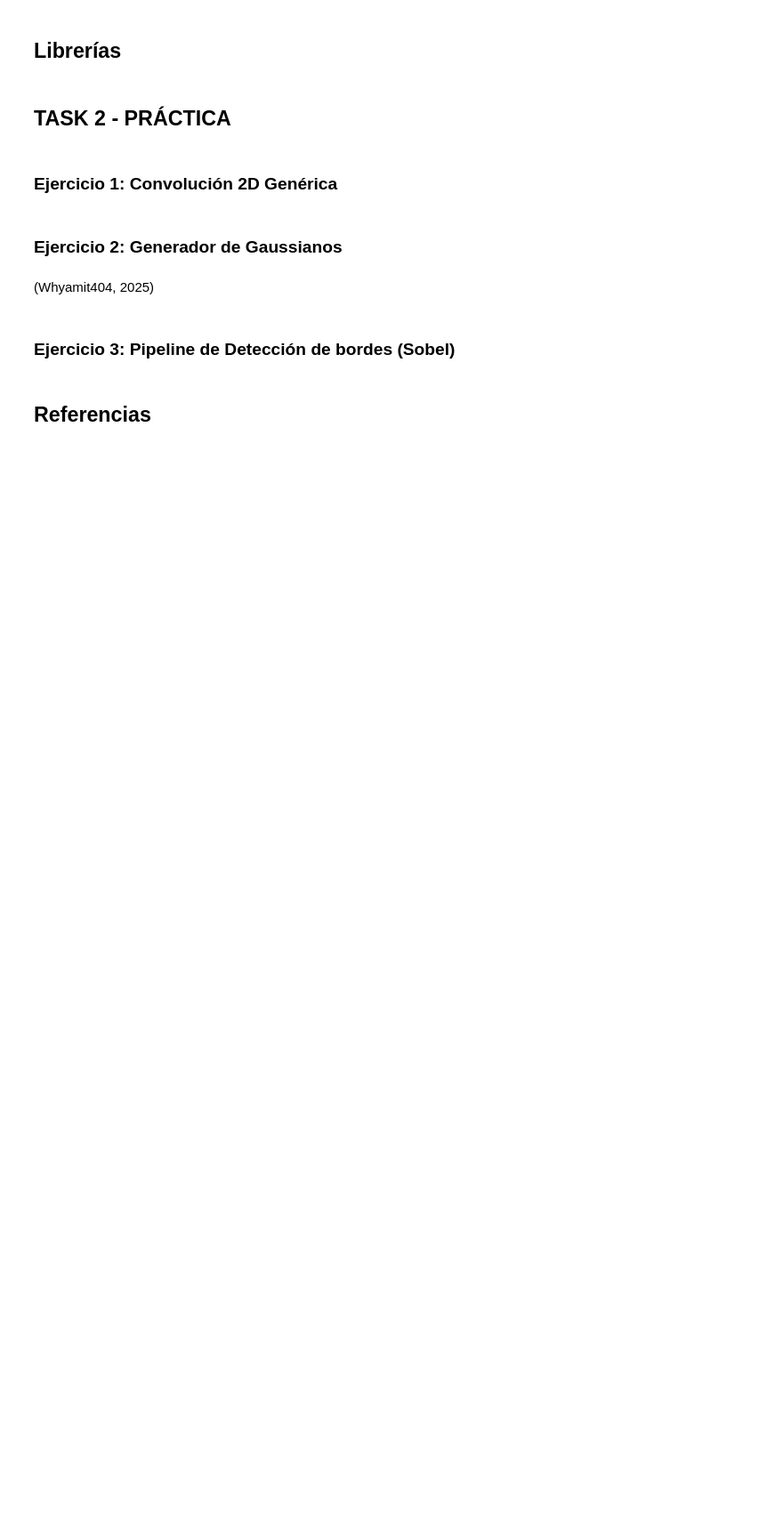
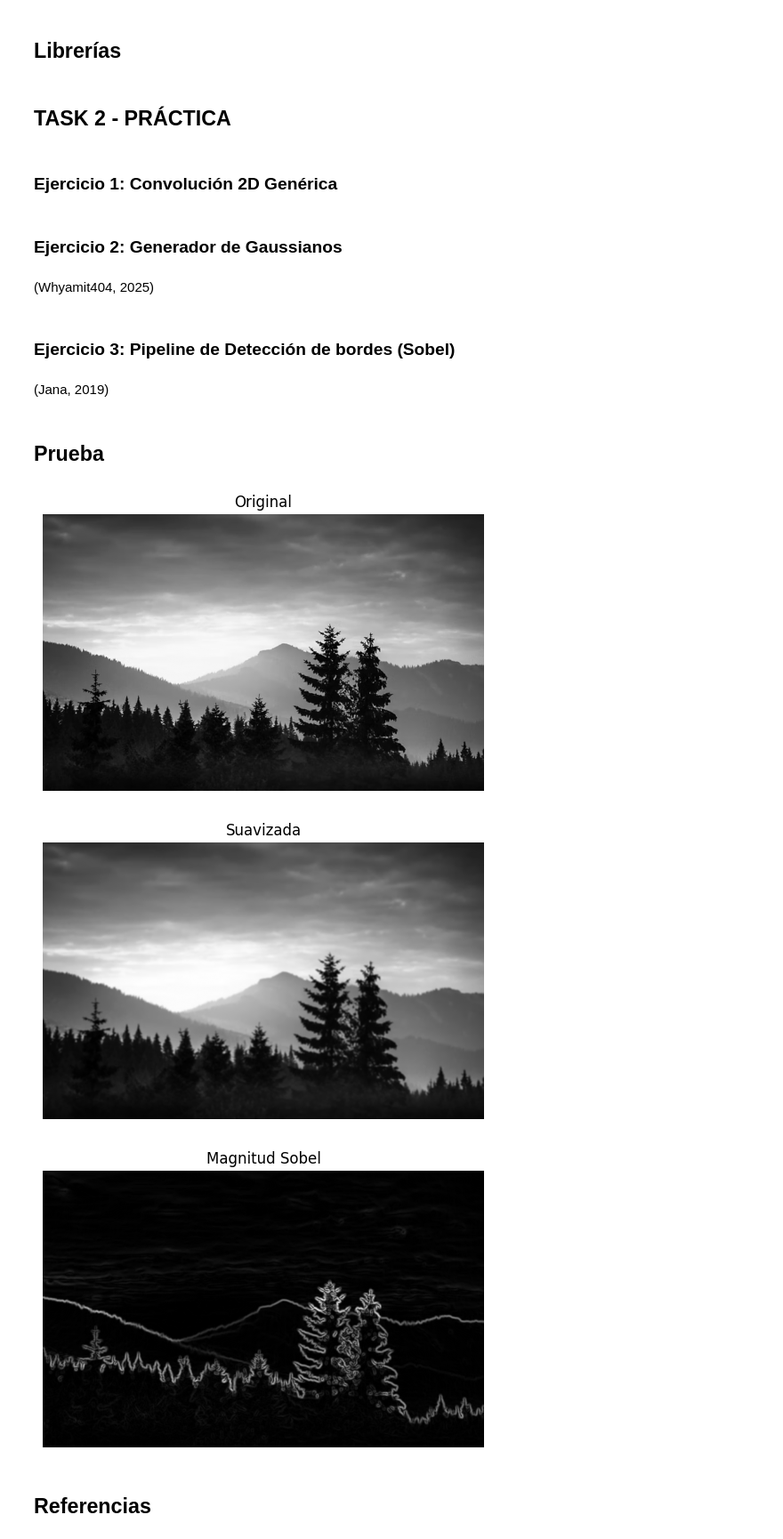
Before and after one commit to ArielaMishaanCohen/LAB1, a Jupyter notebook: LAB1.ipynb, the cells around one changed output. Shown at 89% size. Saved outputs shown, nothing was run; the diff lists cells and outputs as text; code cells hidden in the pictures; blank space fills up the shorter version.

```diff
--- a/LAB1.ipynb
+++ b/LAB1.ipynb
@@ -44,7 +46,7 @@ def mi_convolucion(imagen, kernel, padding_type='reflect'):
         raise ValueError("El kernel debe ser impar (3x3, 5x5...).")
 
     kh, kw = k.shape
-    pad_h, pad_w = kh in 2, kw in 2
+    pad_h, pad_w = kh // 2, kw // 2
 
     # Convolución real: flip del kernel
     k = np.flipud(np.fliplr(k))
@@ -90,3 +122,37 @@ def generar_gaussiano(tamanio, sigma, mu=0.0):
+# %% [markdown]
+(Jana, 2019)
+# %% [markdown]
+## Prueba
+# %%
+def pipeline_suavizar_y_sobel(imagen, tamanio=5, sigma=1.2):
+    # Kernel gaussiano
+    k = generar_gaussiano(tamanio, sigma)
+
+    # Suavizado con la convolución
+    suav = mi_convolucion(imagen, k, padding_type="reflect")
+
+    # Mantener rango válido para visualizar/guardar
+    suav_u8 = np.clip(suav, 0, 255).astype(np.uint8)
+
+    # Sobel
+    mag_u8, theta, gx, gy = detectar_bordes_sobel(suav_u8, suavizar=False)
+
+    return suav_u8, mag_u8, theta
+# %%
+img = cv2.imread("grises.png", cv2.IMREAD_GRAYSCALE)
+if img is None:
+    raise FileNotFoundError("No se puede leer grises.png. Revisar el nombre y la ruta.")
+
+suav, mag, theta = pipeline_suavizar_y_sobel(img, tamanio=5, sigma=1.2)
+
+plt.figure(); plt.title("Original"); plt.imshow(img, cmap="gray"); plt.axis("off")
+plt.figure(); plt.title("Suavizada"); plt.imshow(suav, cmap="gray"); plt.axis("off")
+plt.figure(); plt.title("Magnitud Sobel"); plt.imshow(mag, cmap="gray"); plt.axis("off")
+plt.show()
+# %% [output]
+[figure, added]
+[figure, added]
+[figure, added]
 # %% [markdown]
 ## Referencias
 # %% [markdown]
```
Also changed, not shown: parts of 3 cells of this notebook, 1 other file.
